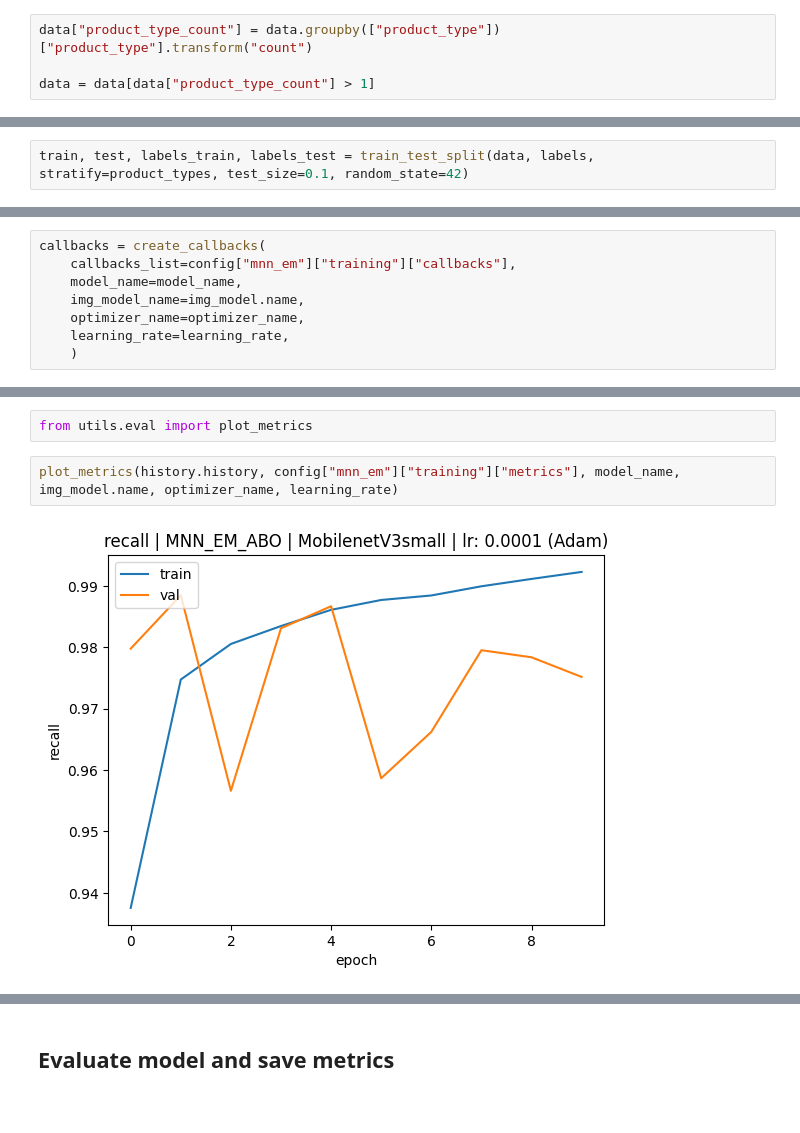
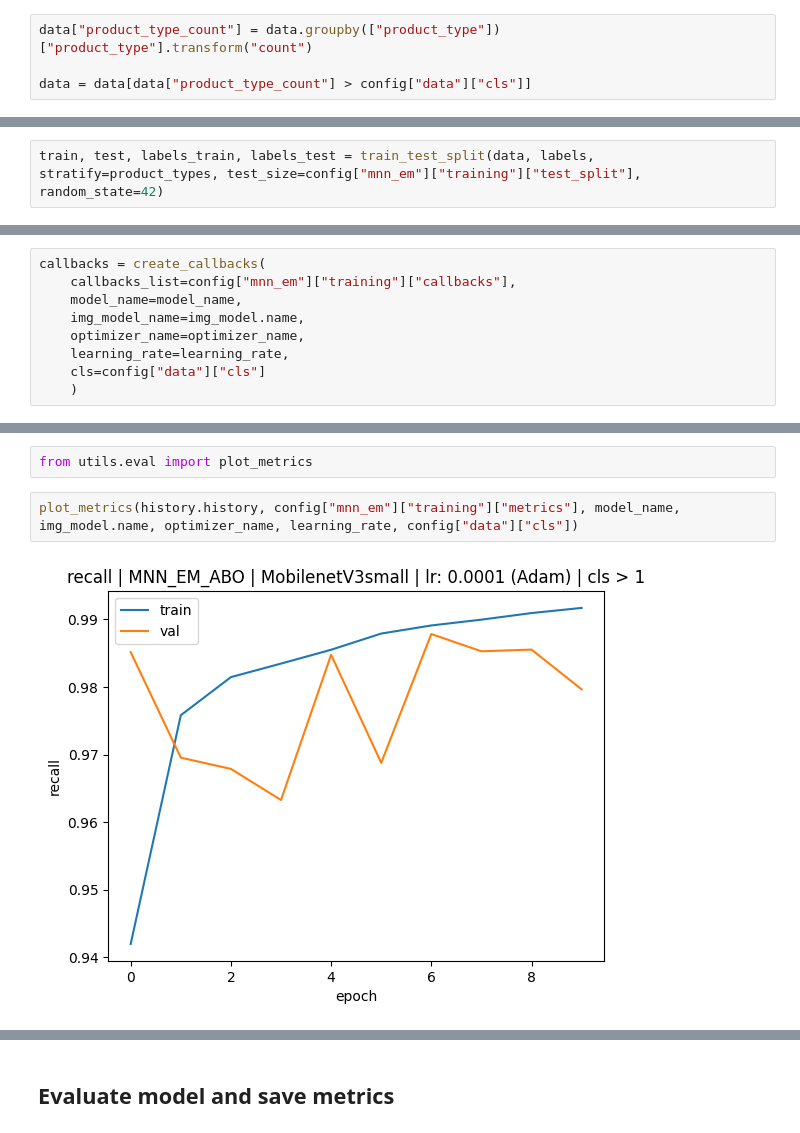
Before and after one commit to slacrum/multimodal_product_matching, a Jupyter notebook: experiments_mnn_em.ipynb, the cells around one changed output, grey strips where cells are left out. Drawn from its saved outputs; the diff is of its cells as text.

Commit message:
add cls and test_split to config and rerun experiments to reflect changes

```diff
--- a/experiments_mnn_em.ipynb
+++ b/experiments_mnn_em.ipynb
@@ -154,7 +155,7 @@ To use `stratify` parameter of `sklearn.model_selection.train_test_split()`, we
 # %%
 data["product_type_count"] = data.groupby(["product_type"])["product_type"].transform("count")
 
-data = data[data["product_type_count"] > 1]
+data = data[data["product_type_count"] > config["data"]["cls"]]
 # %%
 # Update both columns
 product_types = data[["product_type"]]
@@ -163,7 +164,7 @@ labels = data[["label"]]
 # %%
 from sklearn.model_selection import train_test_split
 # %%
-train, test, labels_train, labels_test = train_test_split(data, labels, stratify=product_types, test_size=0.1, random_state=42)
+train, test, labels_train, labels_test = train_test_split(data, labels, stratify=product_types, test_size=config["mnn_em"]["training"]["test_split"], random_state=42)
 # %%
 img_train = img[train.index]
 img_test = img[test.index]
@@ -239,6 +240,7 @@ callbacks = create_callbacks(
     img_model_name=img_model.name,
     optimizer_name=optimizer_name,
     learning_rate=learning_rate,
+    cls=config["data"]["cls"]
     )
 # %% [markdown]
 # Training
@@ -276,6 +275,6 @@ INFO:tensorflow:Assets written to: ./runs/models/MNN_EM_ABO/MobilenetV3small/Ada
 # %%
 from utils.eval import plot_metrics
 # %%
-plot_metrics(history.history, config["mnn_em"]["training"]["metrics"], model_name, img_model.name, optimizer_name, learning_rate)
+plot_metrics(history.history, config["mnn_em"]["training"]["metrics"], model_name, img_model.name, optimizer_name, learning_rate, config["data"]["cls"])
 # %% [output]
-[figure, old version]
+[figure, new version]
```
Also changed, not shown: parts of 5 cells of this notebook, 8 other files.
